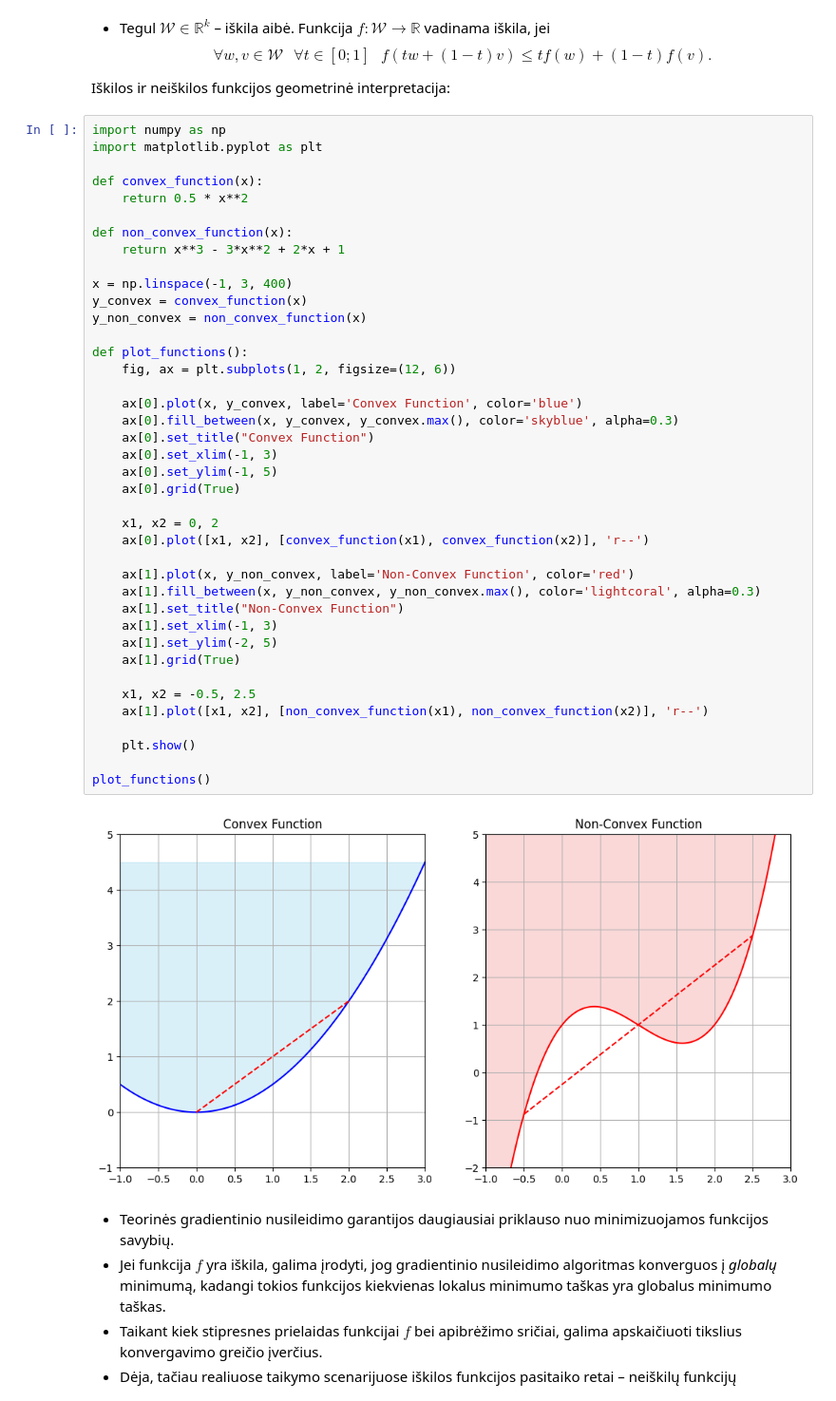
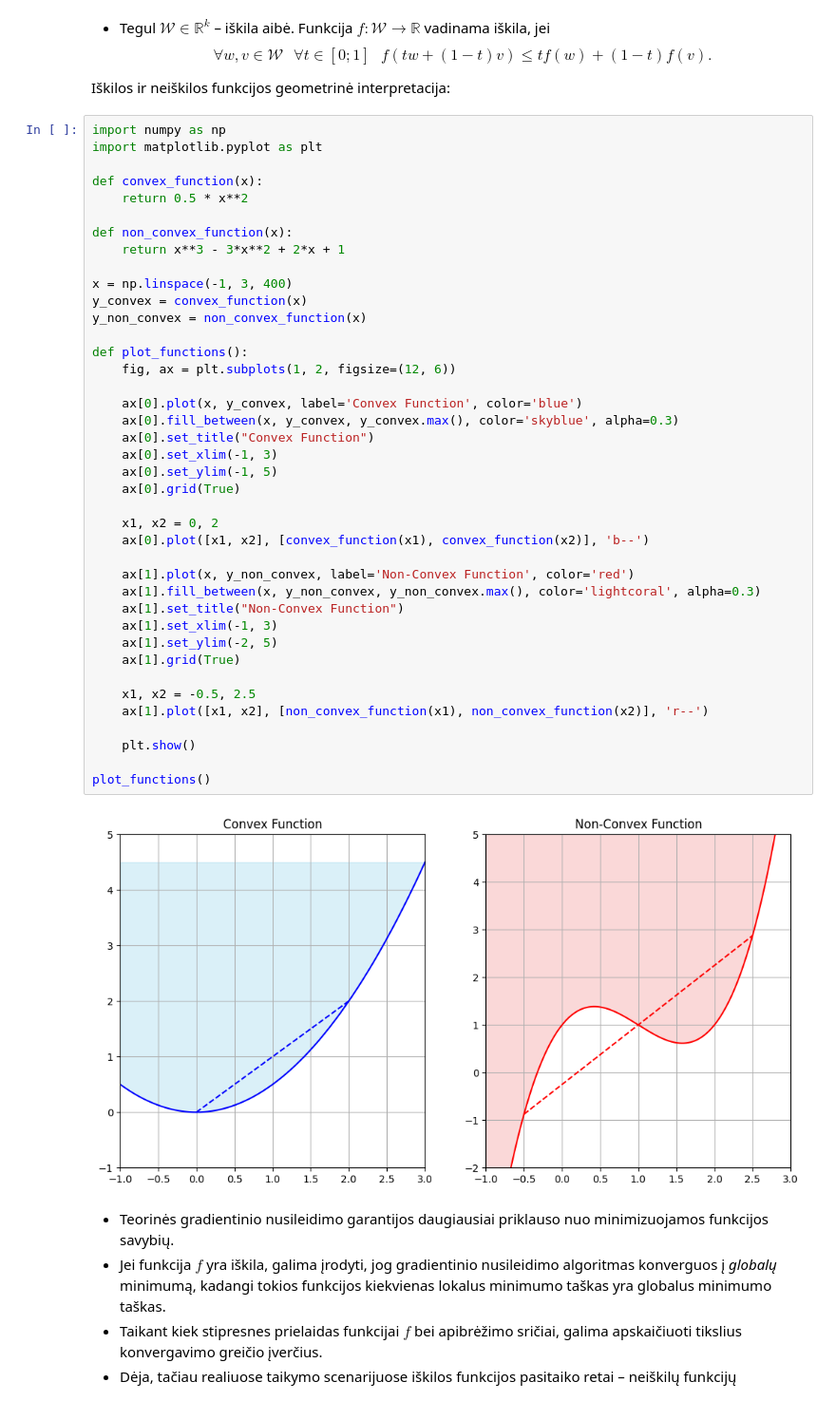
Before and after one commit to ugniusalekna/intro-to-ml, a Jupyter notebook: notebooks/3-truputis-teorijos.ipynb, the cells around one changed output. Shown: that part at 95% size. Drawn from its saved outputs; the diff is of its cells as text.

```diff
--- a/notebooks/3-truputis-teorijos.ipynb
+++ b/notebooks/3-truputis-teorijos.ipynb
@@ -458,35 +457,35 @@ def non_convex_function(x):
 x = np.linspace(-1, 3, 400)
 y_convex = convex_function(x)
 y_non_convex = non_convex_function(x)
 
 def plot_functions():
     fig, ax = plt.subplots(1, 2, figsize=(12, 6))
 
     ax[0].plot(x, y_convex, label='Convex Function', color='blue')
     ax[0].fill_between(x, y_convex, y_convex.max(), color='skyblue', alpha=0.3)
     ax[0].set_title("Convex Function")
     ax[0].set_xlim(-1, 3)
     ax[0].set_ylim(-1, 5)
     ax[0].grid(True)
 
     x1, x2 = 0, 2
-    ax[0].plot([x1, x2], [convex_function(x1), convex_function(x2)], 'r--')
+    ax[0].plot([x1, x2], [convex_function(x1), convex_function(x2)], 'b--')
 
     ax[1].plot(x, y_non_convex, label='Non-Convex Function', color='red')
     ax[1].fill_between(x, y_non_convex, y_non_convex.max(), color='lightcoral', alpha=0.3)
     ax[1].set_title("Non-Convex Function")
     ax[1].set_xlim(-1, 3)
     ax[1].set_ylim(-2, 5)
     ax[1].grid(True)
 
     x1, x2 = -0.5, 2.5
     ax[1].plot([x1, x2], [non_convex_function(x1), non_convex_function(x2)], 'r--')
 
     plt.show()
 
 plot_functions()
 # %% [output]
-[figure, old version]
+[figure, new version]
 # %% [markdown]
 - Teorinės gradientinio nusileidimo garantijos daugiausiai priklauso nuo minimizuojamos funkcijos savybių.
 - Jei funkcija $f$ yra iškila, galima įrodyti, jog gradientinio nusileidimo algoritmas konverguos į *globalų* minimumą, kadangi tokios funkcijos kiekvienas lokalus minimumo taškas yra globalus minimumo taškas.
```
Also changed, not shown: parts of 4 cells of this notebook, 7 other files.
